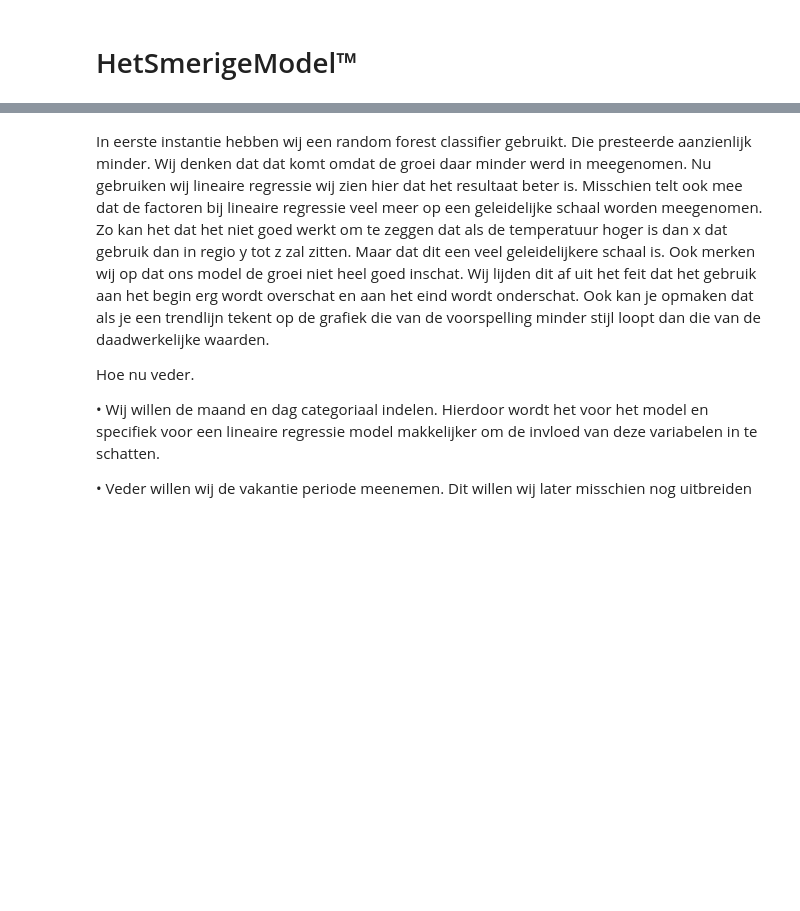
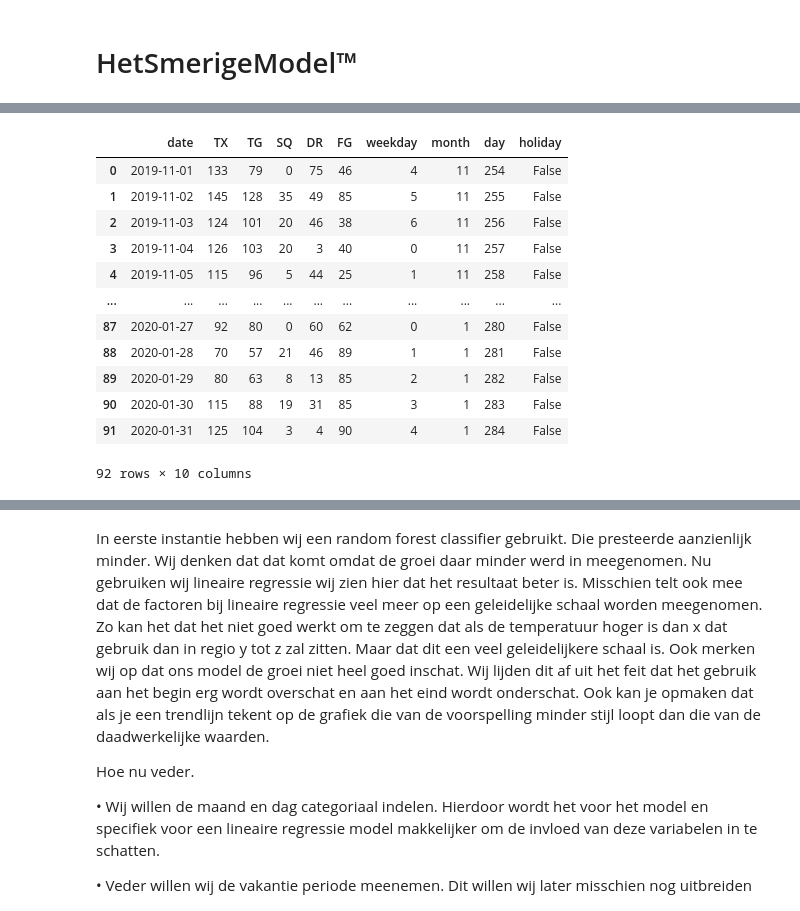
Before and after one commit to LucasVanWijk/Distributed-Processing-1, a Jupyter notebook: assignment_1/extended_analysis.ipynb, the cells around one changed output, grey strips where cells are left out. Saved outputs shown, nothing was run; the diff lists cells and outputs as text; code cells hidden in the pictures; blank space fills up the shorter version.

```diff
--- a/assignment_1/extended_analysis.ipynb
+++ b/assignment_1/extended_analysis.ipynb
@@ -334,0 +335,30 @@ MSE: 3910.878202751132
+# %%
+knmi_api.collect_weather(
+    start='20191101',
+    end='20200131',
+    vars='TX:TG:SQ:DR:FG',
+    filename='weather_data_submission.txt'
+)
+X_sub = knmi_api.read_to_df('weather_data_submission.txt')
+wcols = X_sub.columns[1:]
+X_sub[wcols] = X_sub[wcols].astype('int')
+X_sub['weekday'] = X_sub['date'].dt.weekday.astype('category')
+X_sub['month'] = X_sub['date'].dt.month.astype('category')
+X_sub['day'] = 253 + X_sub['date'].dt.day.astype('int')
+X_sub['holiday'] = 0
+mask = (X_sub['date'] > '2019-12-21') & (X_sub['date'] <= '2020-01-05')
+mask.unique()
+# %% [output]
+|  | date | TX | TG | SQ | DR | FG | weekday | month | day | holiday |
+| 0 | 2019-11-01 | 133 | 79 | 0 | 75 | 46 | 4 | 11 | 254 | False |
+| 1 | 2019-11-02 | 145 | 128 | 35 | 49 | 85 | 5 | 11 | 255 | False |
+| 2 | 2019-11-03 | 124 | 101 | 20 | 46 | 38 | 6 | 11 | 256 | False |
+| 3 | 2019-11-04 | 126 | 103 | 20 | 3 | 40 | 0 | 11 | 257 | False |
+| 4 | 2019-11-05 | 115 | 96 | 5 | 44 | 25 | 1 | 11 | 258 | False |
+| ... | ... | ... | ... | ... | ... | ... | ... | ... | ... | ... |
+| 87 | 2020-01-27 | 92 | 80 | 0 | 60 | 62 | 0 | 1 | 280 | False |
+| 88 | 2020-01-28 | 70 | 57 | 21 | 46 | 89 | 1 | 1 | 281 | False |
+| 89 | 2020-01-29 | 80 | 63 | 8 | 13 | 85 | 2 | 1 | 282 | False |
+| 90 | 2020-01-30 | 115 | 88 | 19 | 31 | 85 | 3 | 1 | 283 | False |
+| 91 | 2020-01-31 | 125 | 104 | 3 | 4 | 90 | 4 | 1 | 284 | False |
+92 rows × 10 columns
```
Also changed, not shown: parts of 5 cells of this notebook, 2 other files.
